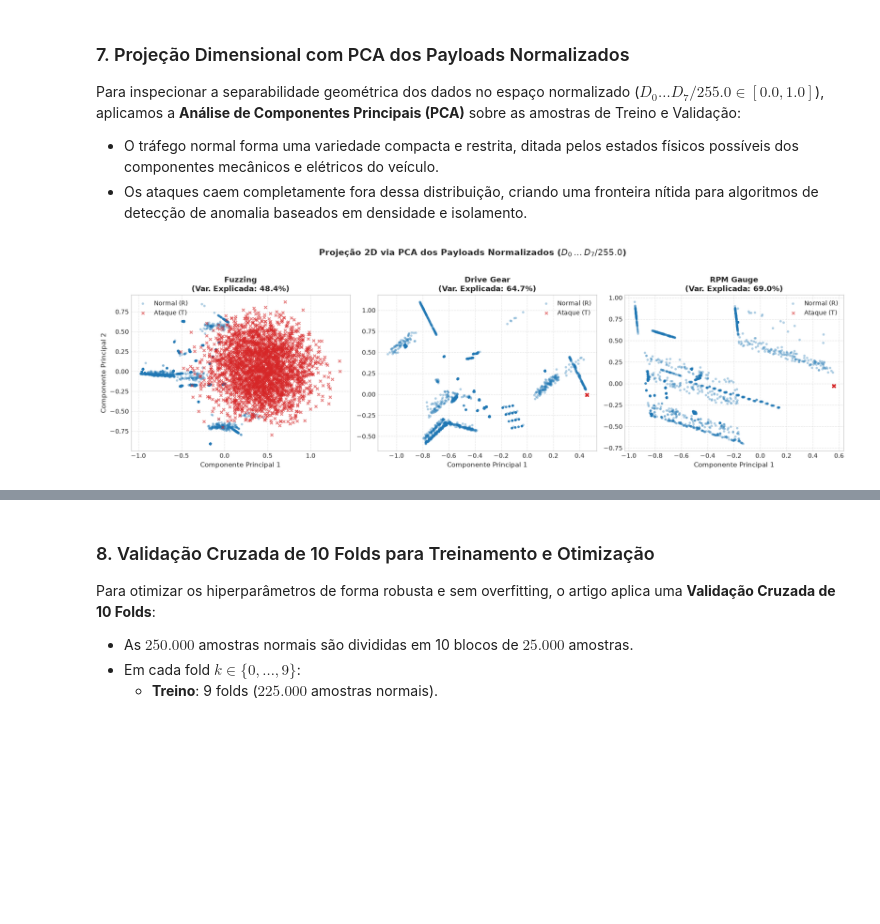
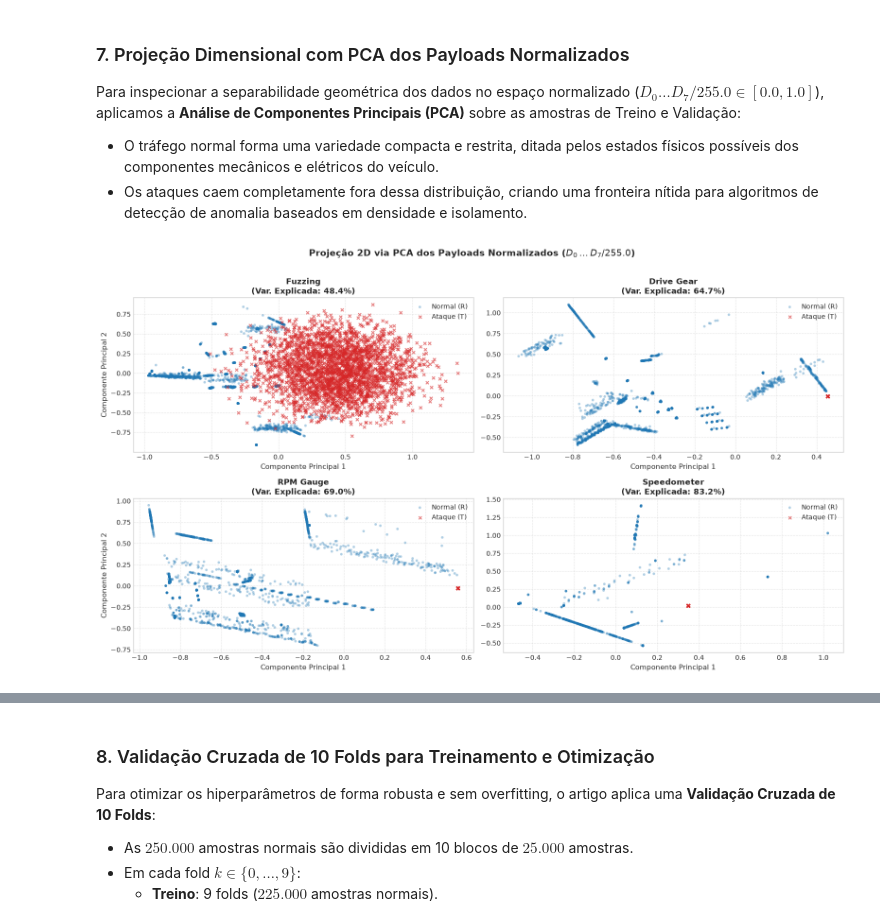
Before and after one commit to BrunoMog/can-intrusion-prevention-replication, a Jupyter notebook: EDA_CAN_Intrusion_Datasets.ipynb, the cells around one changed output, grey strips where cells are left out. Cells and saved outputs as stored; diff of their text form; code cells hidden in the pictures; blank space fills up the shorter version.

```diff
--- a/EDA_CAN_Intrusion_Datasets.ipynb
+++ b/EDA_CAN_Intrusion_Datasets.ipynb
@@ -230,13 +239,15 @@ Durante os ataques de injeção (*spoofing*), o atacante transmite em alta cadê
 
 Abaixo, utilizamos a função utilitária `utils.compute_inter_arrival_times()` sobre os conjuntos de Treino e Validação para contrastar os intervalos de chegada ($\Delta t$).
 # %%
-fig, axes = plt.subplots(1, 3, figsize=(17, 4.5))
-fig.suptitle(r'Distribuição do Tempo Inter-Chegada ($\Delta t$) em Milissegundos [Treino + Validação]', y=1.02, fontweight='bold')
+fig, axes = plt.subplots(2, 2, figsize=(16, 8))
+axes = axes.flatten()
+fig.suptitle(r'Distribuição do Tempo Inter-Chegada ($\Delta t$) em Milissegundos [Treino + Validação]', y=1.01, fontweight='bold')
 
 targets = [
     ('Fuzzing (Tráfego Geral)', 'Fuzzing', None),
     ('Drive Gear (Alvo 0x043F)', 'Drive Gear', '043f'),
-    ('RPM Gauge (Alvo 0x0316)', 'RPM Gauge', '0316')
+    ('RPM Gauge (Alvo 0x0316)', 'RPM Gauge', '0316'),
+    ('Speedometer (Alvo 0x05A0)', 'Speedometer', '05a0')
 ]
 
 for i, (title, dname, cid) in enumerate(targets):
@@ -251,7 +262,7 @@ for i, (title, dname, cid) in enumerate(targets):
 
     ax.set_title(title, fontweight='bold')
     ax.set_xlabel(r'$\log_{10}(\Delta t \text{ [ms]})$')
-    if i == 0:
+    if i % 2 == 0:
         ax.set_ylabel('Densidade')
 
     ticks = [-1, 0, 1, 2]
@@ -263,11 +274,12 @@ for i, (title, dname, cid) in enumerate(targets):
 plt.tight_layout()
 plt.show()
 
-# Mediana do Delta T para RPM
-df_rpm_t = utils.compute_inter_arrival_times(dfs_train_val['RPM Gauge'], target_id='0316')
-med_norm = df_rpm_t[df_rpm_t['Flag'] == 'R']['Delta_T_ms'].median()
-med_atk = df_rpm_t[df_rpm_t['Flag'] == 'T']['Delta_T_ms'].median()
-print(f"Período Inter-Chegada no Alvo de RPM (0x0316) em Treino+Validação:")
-print(f" -> Tráfego Normal: Mediana de {med_norm:.2f} ms (padrão periódico de 10 ms)")
-print(f" -> Injeção de Ataque: Mediana de {med_atk:.2f} ms (alta frequência de ~1.1 ms)")
+# Mediana do Delta T para RPM e Speedometer
+for dname, cid in [('RPM Gauge', '0316'), ('Speedometer', '05a0')]:
+    df_t = utils.compute_inter_arrival_times(dfs_train_val[dname], target_id=cid)
+    med_norm = df_t[df_t['Flag'] == 'R']['Delta_T_ms'].median()
+    med_atk = df_t[df_t['Flag'] == 'T']['Delta_T_ms'].median()
+    print(f"Período Inter-Chegada no Alvo de {dname} (0x{cid}) em Treino+Validação:")
+    print(f" -> Tráfego Normal (amostrado): Mediana de {med_norm:.2f} ms")
+    print(f" -> Injeção de Ataque (amostrado): Mediana de {med_atk:.2f} ms")
 # %% [output]
@@ -319,7 +334,7 @@ A análise da variabilidade de cada byte ($D_0 \dots D_7$) por meio de gráficos
 
 Observe que a anomalia é evidente já nos **primeiros bytes**, fundamentando por que $N=5$ (ou menos) atinge acurácia quase perfeita sem precisar aguardar os 8 bytes completos.
 # %%
-fig, axes = plt.subplots(3, 1, figsize=(15, 11), sharex=True)
+fig, axes = plt.subplots(4, 1, figsize=(15, 14), sharex=True)
 fig.suptitle(r'Distribuição dos Bytes $D_0$ a $D_7$ nos Dados de Treino e Validação', y=1.01, fontsize=14, fontweight='bold')
 
 for i, (name, df_tv) in enumerate(dfs_train_val.items()):
@@ -336,7 +351,7 @@ for i, (name, df_tv) in enumerate(dfs_train_val.items()):
     ax.set_ylabel('Valor do Byte (0-255)')
     ax.set_ylim(-5, 260)
     ax.grid(axis='y', linestyle='--', alpha=0.7)
-    if i < 2:
+    if i < 3:
         ax.set_xlabel('')
     else:
         ax.set_xlabel('Posição do Byte no Payload')
@@ -352,35 +367,36 @@ Para inspecionar a separabilidade geométrica dos dados no espaço normalizado (
 - O tráfego normal forma uma variedade compacta e restrita, ditada pelos estados físicos possíveis dos componentes mecânicos e elétricos do veículo.
 - Os ataques caem completamente fora dessa distribuição, criando uma fronteira nítida para algoritmos de detecção de anomalia baseados em densidade e isolamento.
 # %%
-fig, axes = plt.subplots(1, 3, figsize=(17, 5))
-fig.suptitle(r'Projeção 2D via PCA dos Payloads Normalizados ($D_0 \dots D_7 / 255.0$)', y=1.02, fontweight='bold')
+fig, axes = plt.subplots(2, 2, figsize=(16, 9))
+axes = axes.flatten()
+fig.suptitle(r'Projeção 2D via PCA dos Payloads Normalizados ($D_0 \dots D_7 / 255.0$)', y=1.01, fontweight='bold')
 
 for i, (name, df_tv) in enumerate(dfs_train_val.items()):
     ax = axes[i]
     df_r = df_tv[df_tv['Flag'] == 'R'].sample(min(3000, (df_tv['Flag'] == 'R').sum()), random_state=42)
     df_t = df_tv[df_tv['Flag'] == 'T'].sample(min(3000, (df_tv['Flag'] == 'T').sum()), random_state=42)
     df_sub = pd.concat([df_r, df_t])
 
     # Colunas normalizadas já calculadas pelo utils.py
     X_norm = df_sub[utils.NORM_BYTE_COLS].values
     pca = PCA(n_components=2, random_state=42)
     X_pca = pca.fit_transform(X_norm)
     var_exp = pca.explained_variance_ratio_.sum() * 100
 
     mask_r = (df_sub['Flag'] == 'R').values
     mask_t = (df_sub['Flag'] == 'T').values
 
     ax.scatter(X_pca[mask_r, 0], X_pca[mask_r, 1], c=COLOR_NORMAL, label='Normal (R)', alpha=0.35, s=15, edgecolors='none')
     ax.scatter(X_pca[mask_t, 0], X_pca[mask_t, 1], c=COLOR_ATTACK, label='Ataque (T)', alpha=0.6, s=20, marker='x')
 
     ax.set_title(f"{name}\n(Var. Explicada: {var_exp:.1f}%)", fontweight='bold')
     ax.set_xlabel('Componente Principal 1')
-    if i == 0:
+    if i % 2 == 0:
         ax.set_ylabel('Componente Principal 2')
     ax.legend(loc='best')
     ax.grid(True, linestyle='--', alpha=0.5)
 
 plt.tight_layout()
 plt.show()
 # %% [output]
-[figure, old version]
+[figure, new version]
```
Also changed, not shown: parts of 11 cells of this notebook, 5 other files.
